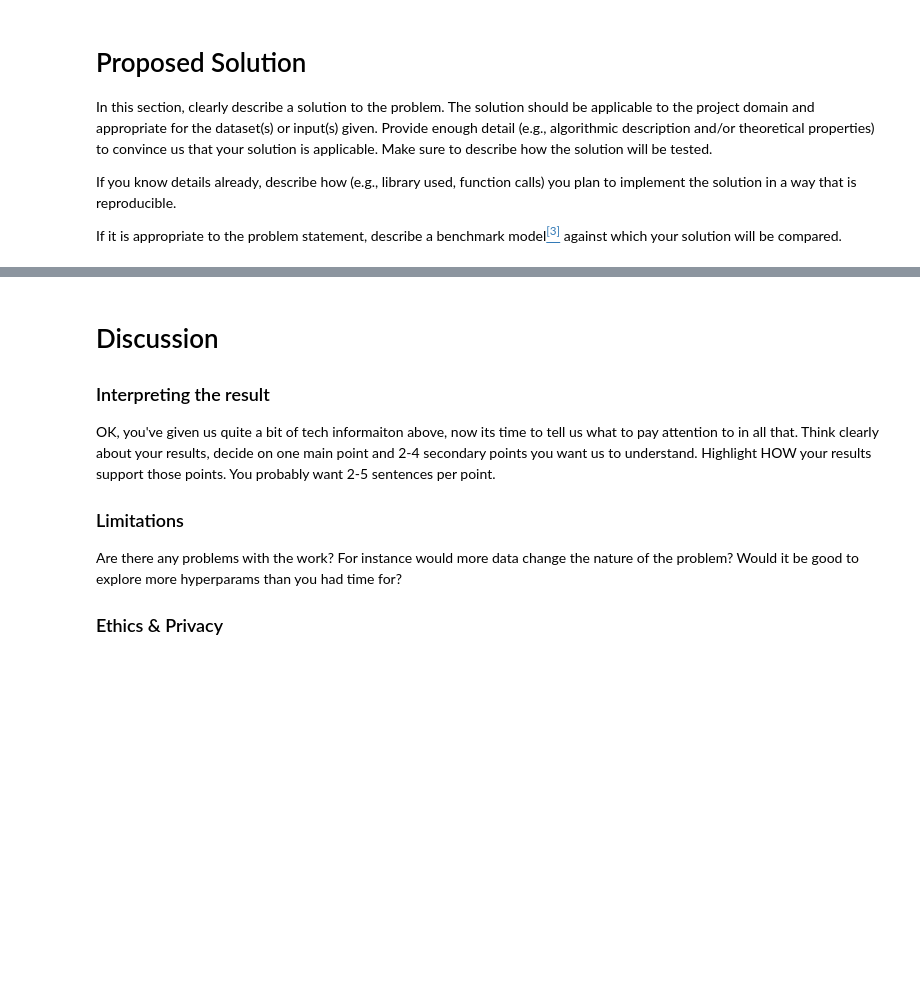
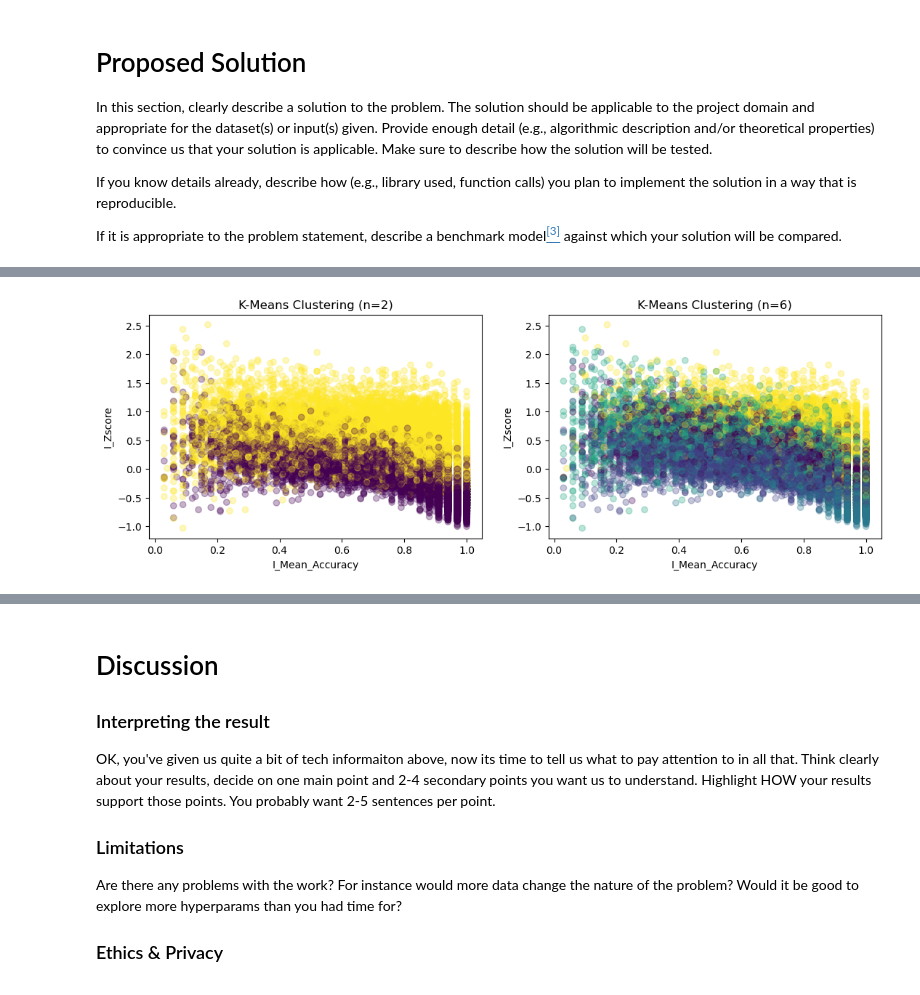
Before and after one commit to e7song/COGS118B_WI24_Final_Project, a Jupyter notebook: FinalProject_groupXXX.ipynb, the cells around one changed output, grey strips where cells are left out. Drawn from its saved outputs; the diff is of its cells as text; code cells hidden in the pictures; blank space fills up the shorter version.

```diff
--- a/FinalProject_groupXXX.ipynb
+++ b/FinalProject_groupXXX.ipynb
@@ -201,0 +324,24 @@ Maybe you do model selection again, but using a different kind of metric than be
+# %%
+# For 2 clusters
+knn = KMeans(n_clusters=2)
+knn_labels_2_clusters = knn.fit_predict(df)
+
+# For 6 clusters
+knn = KMeans(n_clusters=6)
+knn_labels_6_clusters = knn.fit_predict(df)
+# %%
+fig, axes = plt.subplots(1, 2, figsize=(13, 4))
+
+axes[0].scatter(df['I_Mean_Accuracy'], df['I_Zscore'], cmap='viridis', c=knn_labels_2_clusters, alpha=0.3)
+axes[0].set_title('K-Means Clustering (n=2)')
+axes[0].set_xlabel('I_Mean_Accuracy')
+axes[0].set_ylabel('I_Zscore')
+
+axes[1].scatter(df['I_Mean_Accuracy'], df['I_Zscore'], cmap='viridis', c=knn_labels_6_clusters, alpha=0.3)
+axes[1].set_title('K-Means Clustering (n=6)')
+axes[1].set_xlabel('I_Mean_Accuracy')
+axes[1].set_ylabel('I_Zscore')
+
+plt.show()
+# %% [output]
+[figure, added]
```
Also changed, not shown: parts of 45 cells of this notebook, 2 other files.
